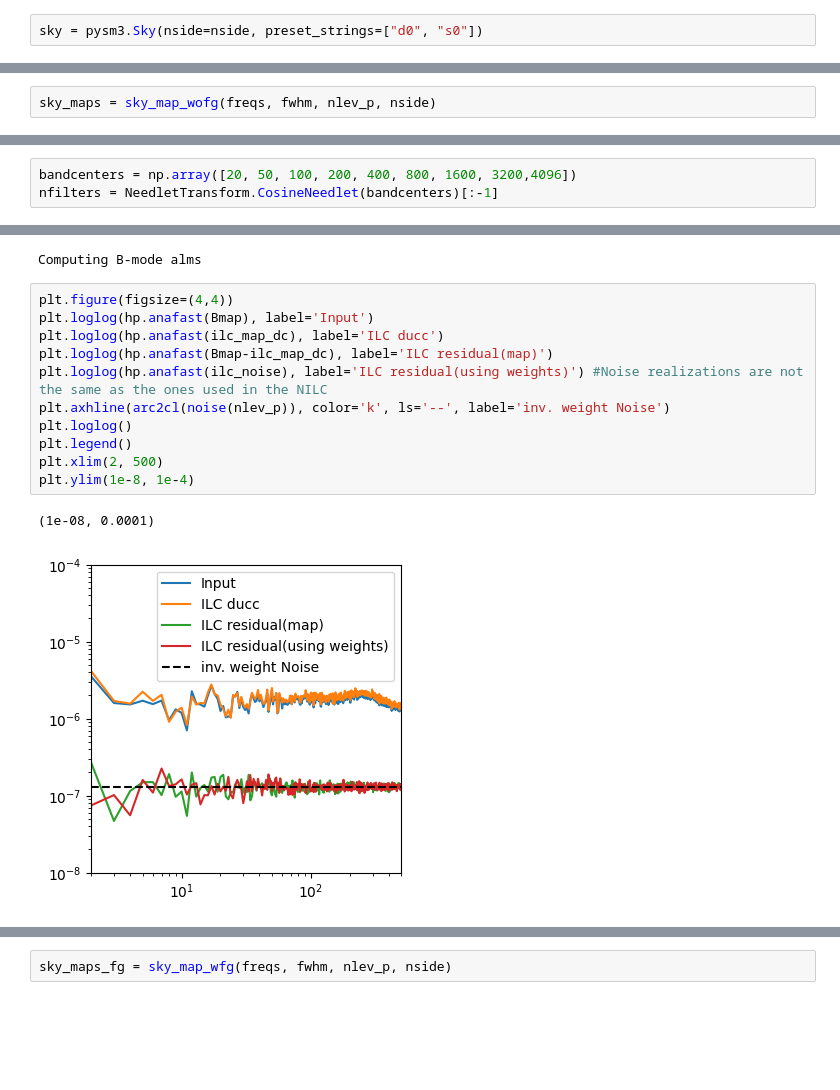
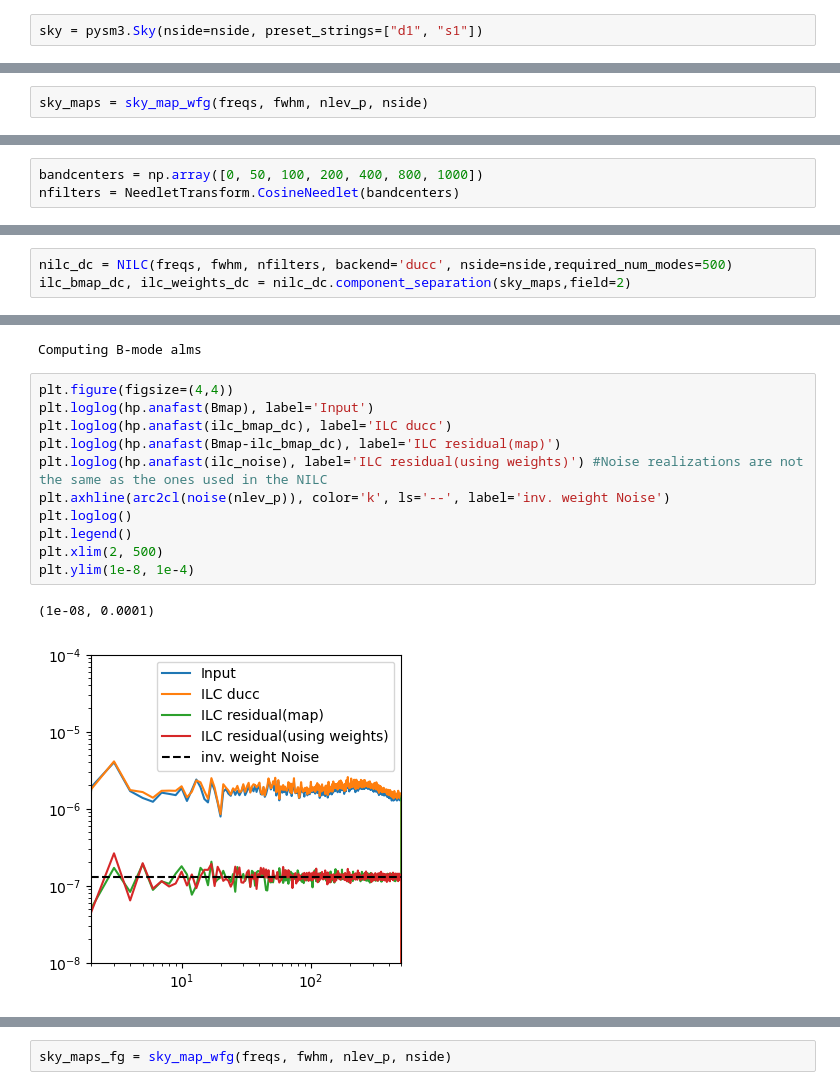
Before and after one commit to antolonappan/PyNILC, a Jupyter notebook: examples/nilc.ipynb, the cells around one changed output, grey strips where cells are left out. Cells and saved outputs as stored; diff of their text form; blank space fills up the shorter version.

```diff
--- a/examples/nilc.ipynb
+++ b/examples/nilc.ipynb
@@ -21,7 +21,7 @@ freqs = np.array(["27", "39", "93", "145", "225", "280"])
 fwhm = np.array([7.4, 5.1, 2.2, 1.4, 1.0, 0.9])
 nlev_p = np.array([23.6, 13.1, 2.3, 2.2, 4.8, 2.2])
 # %%
-sky = pysm3.Sky(nside=nside, preset_strings=["d0", "s0"])
+sky = pysm3.Sky(nside=nside, preset_strings=["d1", "s1"])
 # %%
 def noise_map(nside,nlev_p):
     nl_p = np.ones(3*nside) * np.radians(nlev_p / 60.)**2
@@ -49,7 +49,7 @@ def sky_map_wofg(freqs, fwhm, nlev_p, nside):
         maps.append(signal + noise)
     return maps
 # %%
-sky_maps = sky_map_wofg(freqs, fwhm, nlev_p, nside)
+sky_maps = sky_map_wfg(freqs, fwhm, nlev_p, nside)
 # %%
 sys.path.append('../')
 # %%
@@ -59,8 +59,8 @@ from pynilc.nilc import NILC
 from pynilc.needlets import NeedletTransform
 from pynilc.sht import HealpixDUCC
 # %%
-bandcenters = np.array([20, 50, 100, 200, 400, 800, 1600, 3200,4096])
-nfilters = NeedletTransform.CosineNeedlet(bandcenters)[:-1]
+bandcenters = np.array([0, 50, 100, 200, 400, 800, 1000])
+nfilters = NeedletTransform.CosineNeedlet(bandcenters)
 # %%
 plt.figure(figsize=(3,2))
 for i in range(len(nfilters)):
@@ -91,0 +80,3 @@ Bmap = hp.alm2map(hp.map2alm(cmb_map)[2], nside=nside)
+# %%
+nilc_dc = NILC(freqs, fwhm, nfilters, backend='ducc', nside=nside,required_num_modes=500)
+ilc_bmap_dc, ilc_weights_dc = nilc_dc.component_separation(sky_maps,field=2)
@@ -126,16 +133,16 @@ Computing B-mode alms
 # %%
 plt.figure(figsize=(4,4))
 plt.loglog(hp.anafast(Bmap), label='Input')
-plt.loglog(hp.anafast(ilc_map_dc), label='ILC ducc')
-plt.loglog(hp.anafast(Bmap-ilc_map_dc), label='ILC residual(map)')
+plt.loglog(hp.anafast(ilc_bmap_dc), label='ILC ducc')
+plt.loglog(hp.anafast(Bmap-ilc_bmap_dc), label='ILC residual(map)')
 plt.loglog(hp.anafast(ilc_noise), label='ILC residual(using weights)') #Noise realizations are not the same as the ones used in the NILC
 plt.axhline(arc2cl(noise(nlev_p)), color='k', ls='--', label='inv. weight Noise')
 plt.loglog()
 plt.legend()
 plt.xlim(2, 500)
 plt.ylim(1e-8, 1e-4)
 # %% [output]
 (1e-08, 0.0001)
-[figure, old version]
+[figure, new version]
 # %%
 nilc_fg = NILC(freqs, fwhm, nfilters, backend='ducc', nside=nside)
```
Also changed, not shown: parts of 18 cells of this notebook, 1 other file.
